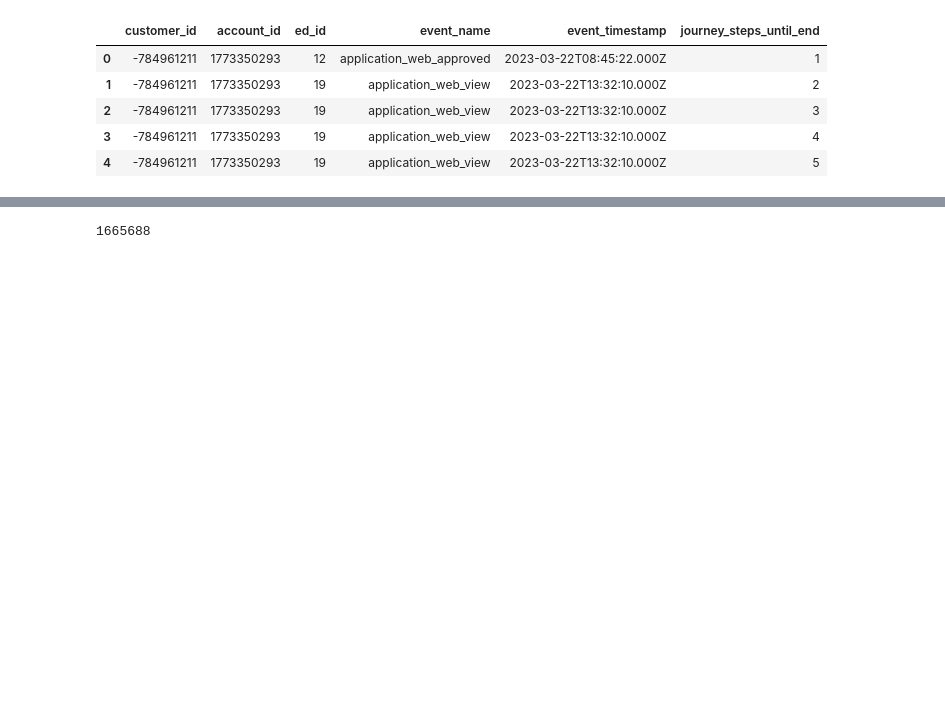
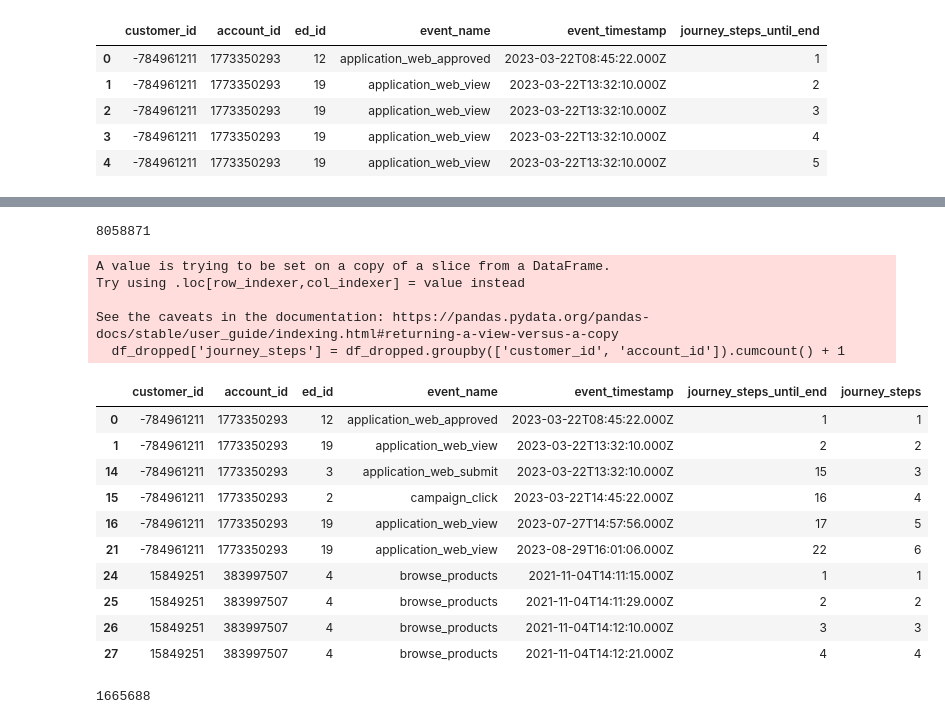
Before and after one commit to cjunwon/STATSM148-Fingerhut-Consulting, a Jupyter notebook: alyssa_code/wide_format_data.ipynb, the cells around one changed output, grey strips where cells are left out. Drawn from its saved outputs; the diff is of its cells as text; code cells hidden in the pictures; blank space fills up the shorter version.

```diff
--- a/alyssa_code/wide_format_data.ipynb
+++ b/alyssa_code/wide_format_data.ipynb
@@ -35,3 +55,29 @@ df.head()
+# %%
+64911906 - 56853035 # dropping duplicates removes ~8 million rows
+# %% [output]
+8058871
+# %%
+df_dropped['journey_steps'] = df_dropped.groupby(['customer_id', 'account_id']).cumcount() + 1
+# %% [output]
+A value is trying to be set on a copy of a slice from a DataFrame.
+Try using .loc[row_indexer,col_indexer] = value instead
+
+See the caveats in the documentation: https://pandas.pydata.org/pandas-docs/stable/user_guide/indexing.html#returning-a-view-versus-a-copy
+  df_dropped['journey_steps'] = df_dropped.groupby(['customer_id', 'account_id']).cumcount() + 1
+# %%
+df_dropped.head(10)
+# %% [output]
+|  | customer_id | account_id | ed_id | event_name | event_timestamp | journey_steps_until_end | journey_steps |
+| 0 | -784961211 | 1773350293 | 12 | application_web_approved | 2023-03-22T08:45:22.000Z | 1 | 1 |
+| 1 | -784961211 | 1773350293 | 19 | application_web_view | 2023-03-22T13:32:10.000Z | 2 | 2 |
+| 14 | -784961211 | 1773350293 | 3 | application_web_submit | 2023-03-22T13:32:10.000Z | 15 | 3 |
+| 15 | -784961211 | 1773350293 | 2 | campaign_click | 2023-03-22T14:45:22.000Z | 16 | 4 |
+| 16 | -784961211 | 1773350293 | 19 | application_web_view | 2023-07-27T14:57:56.000Z | 17 | 5 |
+| 21 | -784961211 | 1773350293 | 19 | application_web_view | 2023-08-29T16:01:06.000Z | 22 | 6 |
+| 24 | 15849251 | 383997507 | 4 | browse_products | 2021-11-04T14:11:15.000Z | 1 | 1 |
+| 25 | 15849251 | 383997507 | 4 | browse_products | 2021-11-04T14:11:29.000Z | 2 | 2 |
+| 26 | 15849251 | 383997507 | 4 | browse_products | 2021-11-04T14:12:10.000Z | 3 | 3 |
+| 27 | 15849251 | 383997507 | 4 | browse_products | 2021-11-04T14:12:21.000Z | 4 | 4 |
 # %%
 len(df['customer_id'].unique())
 # %% [output]
```
Also changed, not shown: parts of 8 cells of this notebook, 5 other files.
